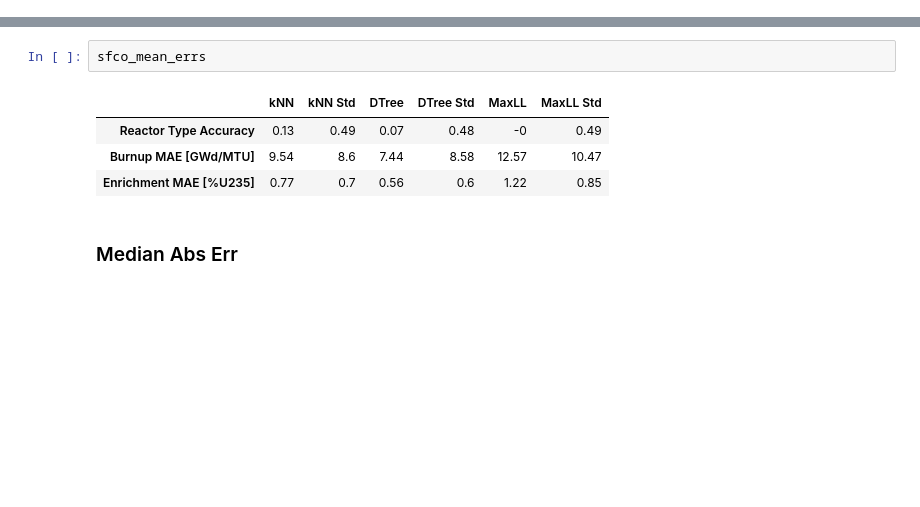
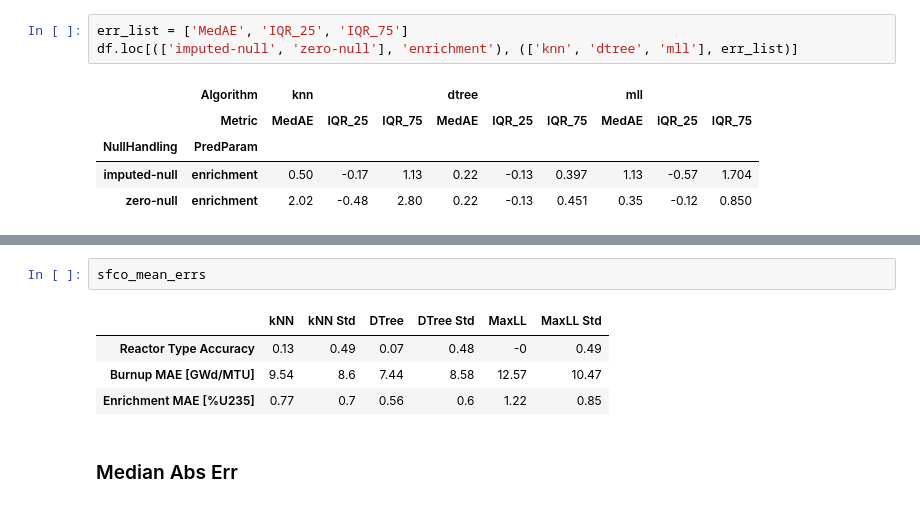
Before and after one commit to opotowsky/process_results, a Jupyter notebook: sfco-preds_mll_scikit_compare.ipynb, the cells around one changed output, grey strips where cells are left out. Drawn from its saved outputs; the diff is of its cells as text; blank space fills up the shorter version.

```diff
--- a/sfco-preds_mll_scikit_compare.ipynb
+++ b/sfco-preds_mll_scikit_compare.ipynb
@@ -5,0 +85,9 @@ from sklearn.metrics import accuracy_score, balanced_accuracy_score, mean_absolu
+# %%
+err_list = ['MedAE', 'IQR_25', 'IQR_75']
+df.loc[(['imputed-null', 'zero-null'], 'enrichment'), (['knn', 'dtree', 'mll'], err_list)]
+# %% [output]
+|  | Algorithm | knn |  |  | dtree |  |  | mll |  |  |
+|  | Metric | MedAE | IQR_25 | IQR_75 | MedAE | IQR_25 | IQR_75 | MedAE | IQR_25 | IQR_75 |
+| NullHandling | PredParam |  |  |  |  |  |  |  |  |  |
+| imputed-null | enrichment | 0.50 | -0.17 | 1.13 | 0.22 | -0.13 | 0.397 | 1.13 | -0.57 | 1.704 |
+| zero-null | enrichment | 2.02 | -0.48 | 2.80 | 0.22 | -0.13 | 0.451 | 0.35 | -0.12 | 0.850 |
```
Also changed, not shown: parts of 22 cells of this notebook.
